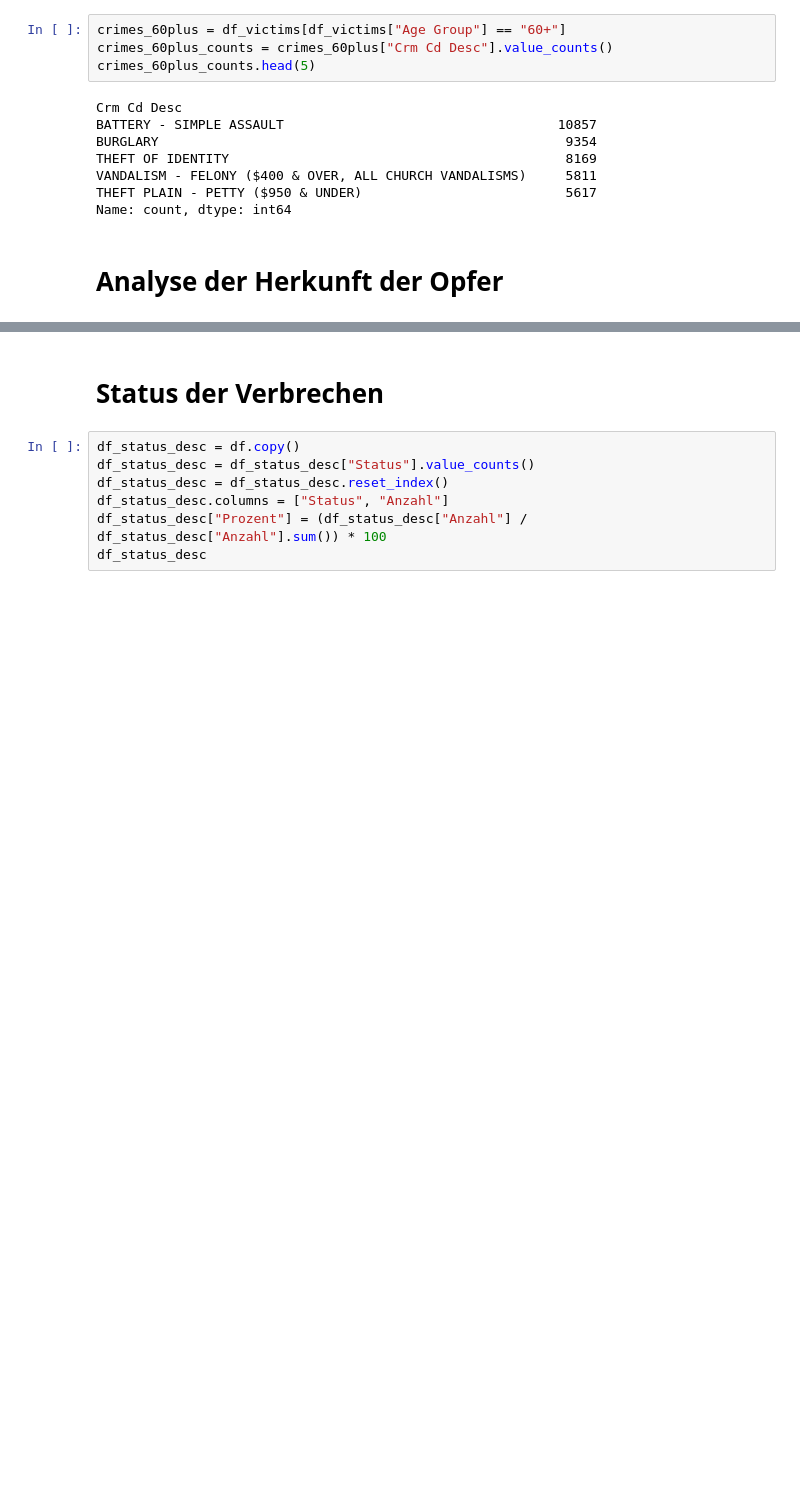
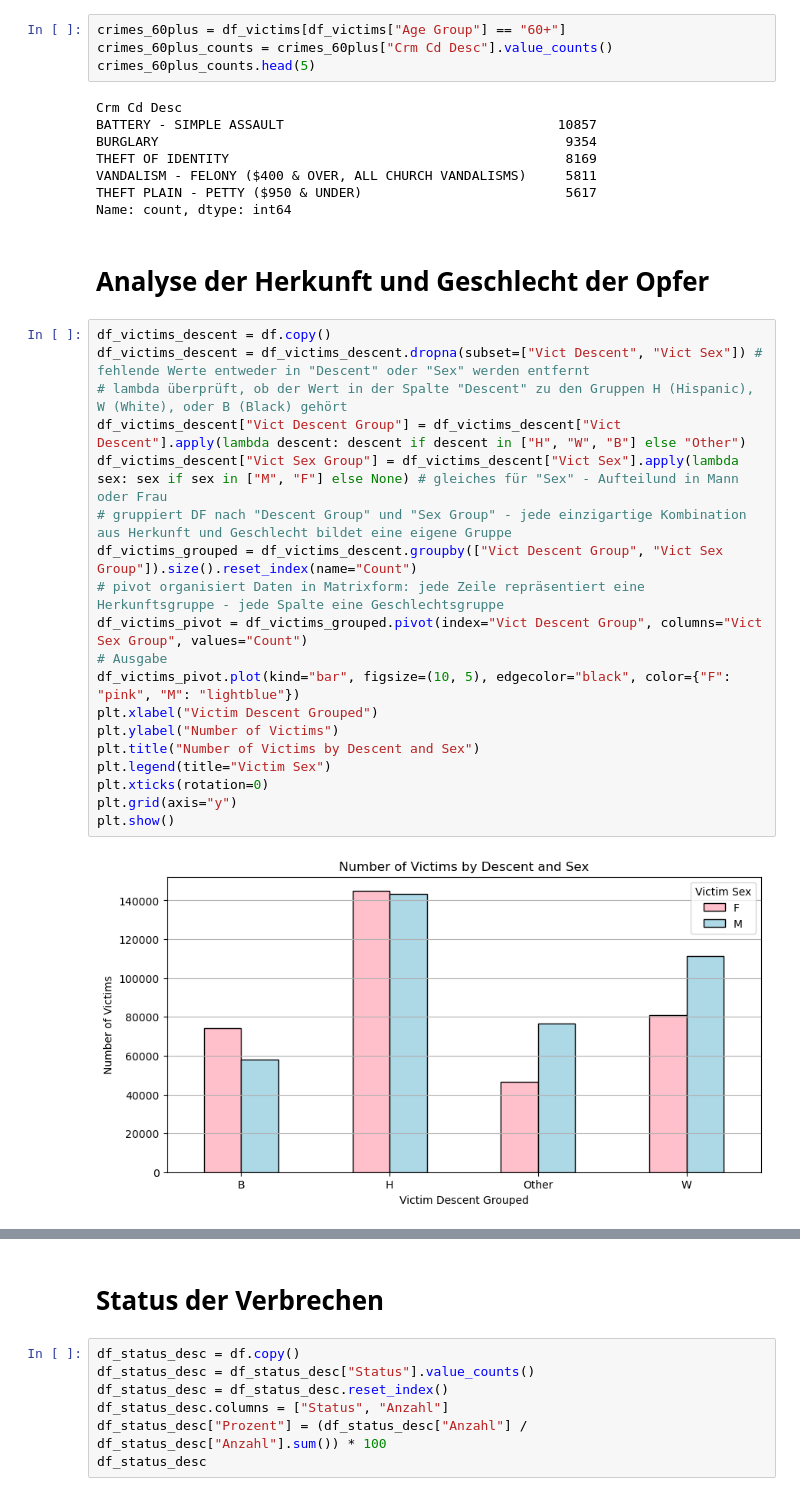
Before and after one commit to Baenji/DIP, a Jupyter notebook: crime.ipynb, the cells around one changed output, grey strips where cells are left out. Saved outputs shown, nothing was run; the diff lists cells and outputs as text; blank space fills up the shorter version.

```diff
--- a/crime.ipynb
+++ b/crime.ipynb
@@ -308,4 +309,25 @@ VANDALISM - FELONY ($400 & OVER, ALL CHURCH VANDALISMS)     5811
 THEFT PLAIN - PETTY ($950 & UNDER)                          5617
 Name: count, dtype: int64
 # %% [markdown]
-# Analyse der Herkunft der Opfer
+# Analyse der Herkunft und Geschlecht der Opfer
+# %%
+df_victims_descent = df.copy()
+df_victims_descent = df_victims_descent.dropna(subset=["Vict Descent", "Vict Sex"]) # fehlende Werte entweder in "Descent" oder "Sex" werden entfernt
+# lambda überprüft, ob der Wert in der Spalte "Descent" zu den Gruppen H (Hispanic), W (White), oder B (Black) gehört
+df_victims_descent["Vict Descent Group"] = df_victims_descent["Vict Descent"].apply(lambda descent: descent if descent in ["H", "W", "B"] else "Other")
+df_victims_descent["Vict Sex Group"] = df_victims_descent["Vict Sex"].apply(lambda sex: sex if sex in ["M", "F"] else None) # gleiches für "Sex" - Aufteilund in Mann oder Frau
+# gruppiert DF nach "Descent Group" und "Sex Group" - jede einzigartige Kombination aus Herkunft und Geschlecht bildet eine eigene Gruppe
+df_victims_grouped = df_victims_descent.groupby(["Vict Descent Group", "Vict Sex Group"]).size().reset_index(name="Count")
+# pivot organisiert Daten in Matrixform: jede Zeile repräsentiert eine Herkunftsgruppe - jede Spalte eine Geschlechtsgruppe
+df_victims_pivot = df_victims_grouped.pivot(index="Vict Descent Group", columns="Vict Sex Group", values="Count")
+# Ausgabe
+df_victims_pivot.plot(kind="bar", figsize=(10, 5), edgecolor="black", color={"F": "pink", "M": "lightblue"})
+plt.xlabel("Victim Descent Grouped")
+plt.ylabel("Number of Victims")
+plt.title("Number of Victims by Descent and Sex")
+plt.legend(title="Victim Sex")
+plt.xticks(rotation=0)
+plt.grid(axis="y")
+plt.show()
+# %% [output]
+[figure, added]
```
Also changed, not shown: parts of 4 cells of this notebook.
